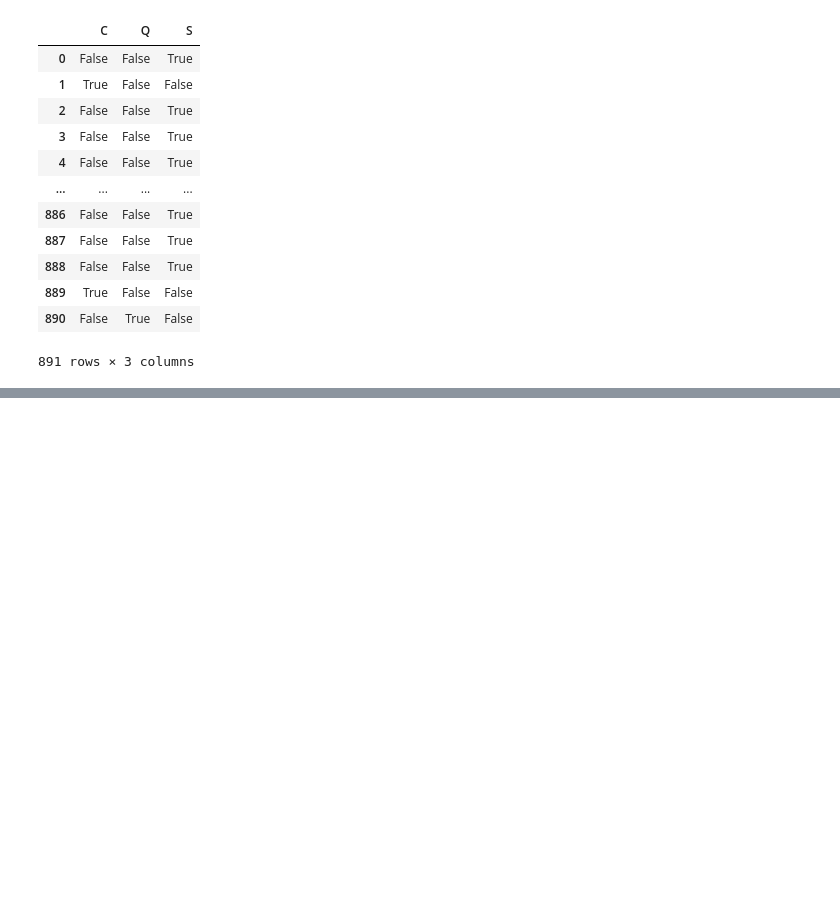
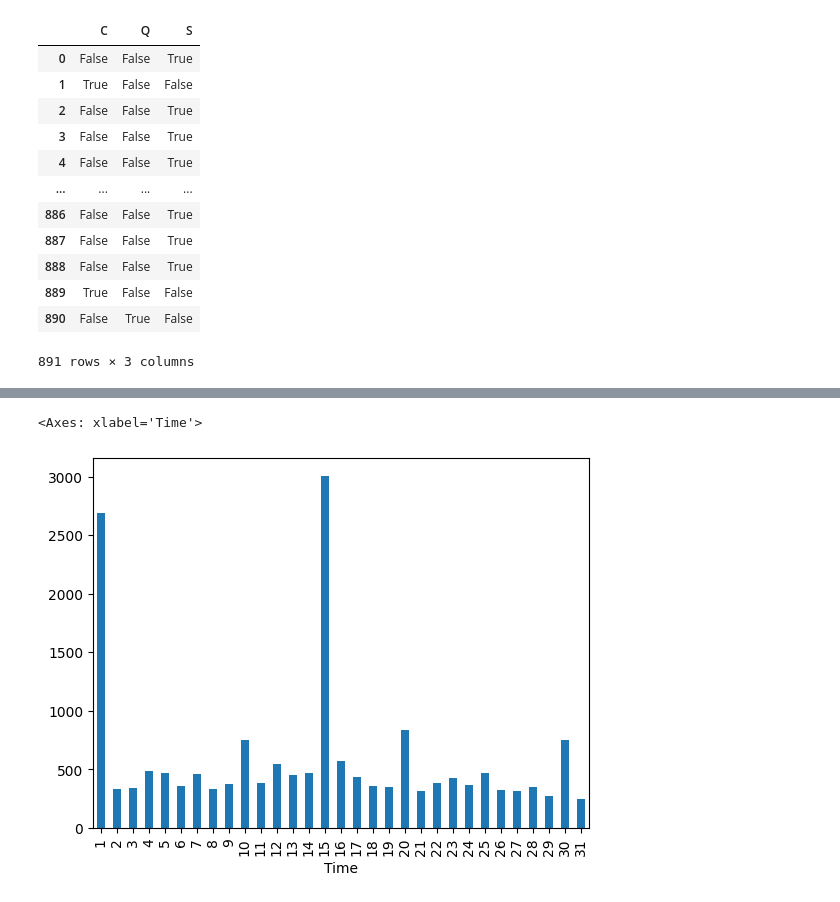
Before and after one commit to inancarin/DSA201_2024_2025_SPRING, a Jupyter notebook: Week05/Lecture/pandas2.ipynb, the cells around one changed output, grey strips where cells are left out. Saved outputs shown, nothing was run; the diff lists cells and outputs as text; code cells hidden in the pictures; blank space fills up the shorter version.

```diff
--- a/Week05/Lecture/pandas2.ipynb
+++ b/Week05/Lecture/pandas2.ipynb
@@ -613,0 +804,5 @@ titanic.head()
+# %%
+ufos["Time"].dt.day.value_counts().sort_index().plot(kind="bar")
+# %% [output]
+<Axes: xlabel='Time'>
+[figure, added]
```
Also changed, not shown: parts of 42 cells of this notebook, 1 other file.
